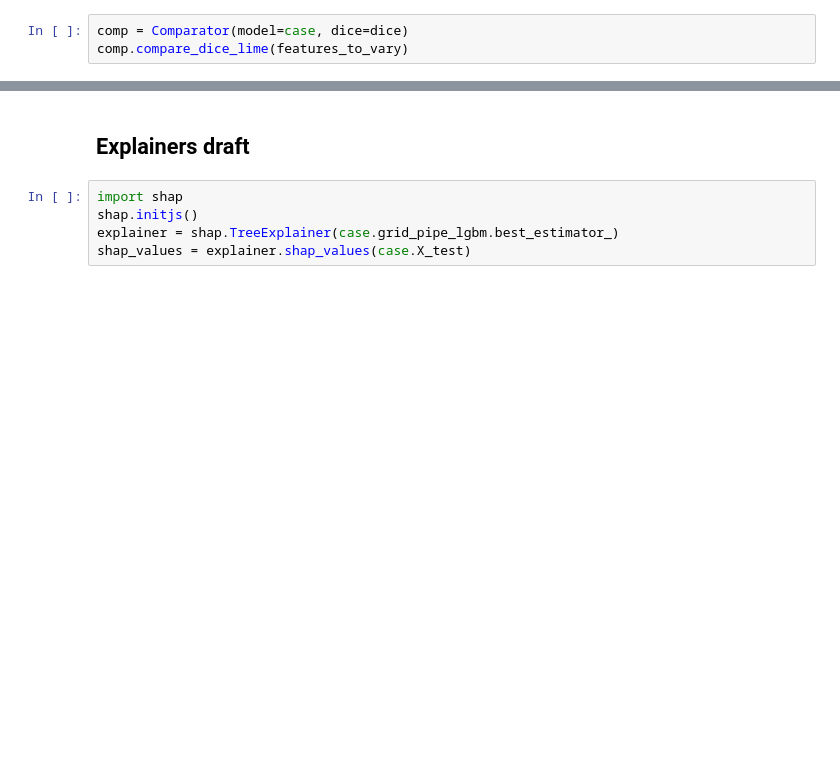
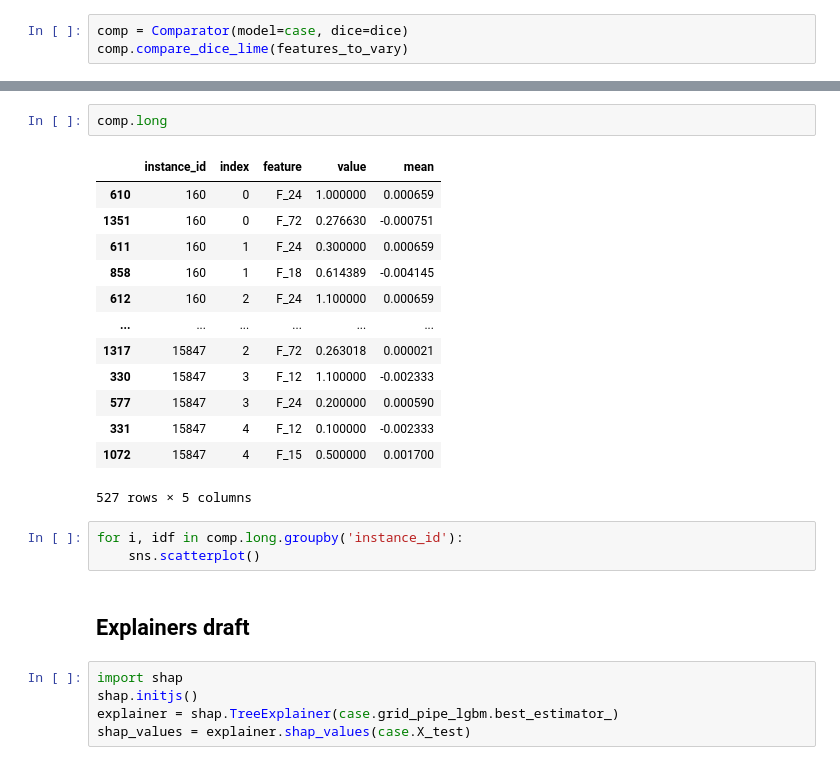
Before and after one commit to KseniaKingsep/interpretable-ml-risks, a Jupyter notebook: notebooks/1_2_CaseCI.ipynb, the cells around one changed output, grey strips where cells are left out. Drawn from its saved outputs; the diff is of its cells as text; blank space fills up the shorter version.

```diff
--- a/notebooks/1_2_CaseCI.ipynb
+++ b/notebooks/1_2_CaseCI.ipynb
@@ -208,3 +185,22 @@ comp.df
+# %%
+comp.long
+# %% [output]
+|  | instance_id | index | feature | value | mean |
+| 610 | 160 | 0 | F_24 | 1.000000 | 0.000659 |
+| 1351 | 160 | 0 | F_72 | 0.276630 | -0.000751 |
+| 611 | 160 | 1 | F_24 | 0.300000 | 0.000659 |
+| 858 | 160 | 1 | F_18 | 0.614389 | -0.004145 |
+| 612 | 160 | 2 | F_24 | 1.100000 | 0.000659 |
+| ... | ... | ... | ... | ... | ... |
+| 1317 | 15847 | 2 | F_72 | 0.263018 | 0.000021 |
+| 330 | 15847 | 3 | F_12 | 1.100000 | -0.002333 |
+| 577 | 15847 | 3 | F_24 | 0.200000 | 0.000590 |
+| 331 | 15847 | 4 | F_12 | 0.100000 | -0.002333 |
+| 1072 | 15847 | 4 | F_15 | 0.500000 | 0.001700 |
+527 rows × 5 columns
+# %%
+for i, idf in comp.long.groupby('instance_id'):
+    sns.scatterplot()
 # %% [markdown]
 ## Explainers draft
 # %%
```
Also changed, not shown: parts of 3 cells of this notebook, 1 other file.
